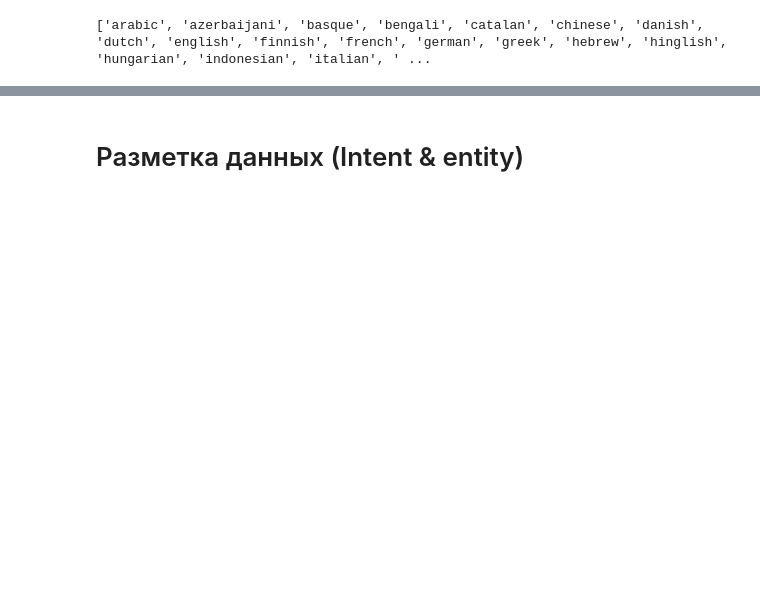
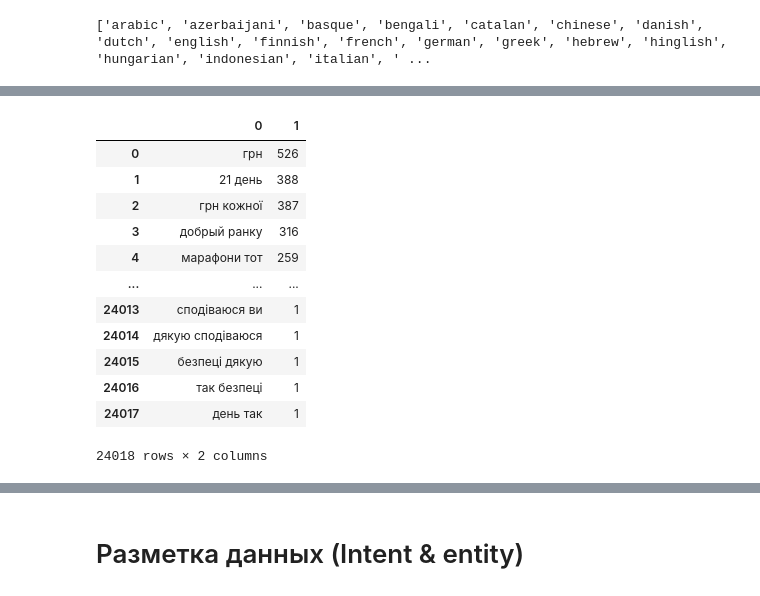
Before and after one commit to Meirlen/DataScince, a Jupyter notebook: Untitled0.ipynb, the cells around one changed output, grey strips where cells are left out. Cells and saved outputs as stored; diff of their text form; code cells hidden in the pictures; blank space fills up the shorter version.

```diff
--- a/Untitled0.ipynb
+++ b/Untitled0.ipynb
@@ -158,0 +174,16 @@ KeyboardInterrupt: ignored
+# %%
+df_bigrams
+# %% [output]
+|  | 0 | 1 |
+| 0 | грн | 526 |
+| 1 | 21 день | 388 |
+| 2 | грн кожної | 387 |
+| 3 | добрый ранку | 316 |
+| 4 | марафони тот | 259 |
+| ... | ... | ... |
+| 24013 | сподіваюся ви | 1 |
+| 24014 | дякую сподіваюся | 1 |
+| 24015 | безпеці дякую | 1 |
+| 24016 | так безпеці | 1 |
+| 24017 | день так | 1 |
+24018 rows × 2 columns
```
Also changed, not shown: parts of 18 cells of this notebook.
